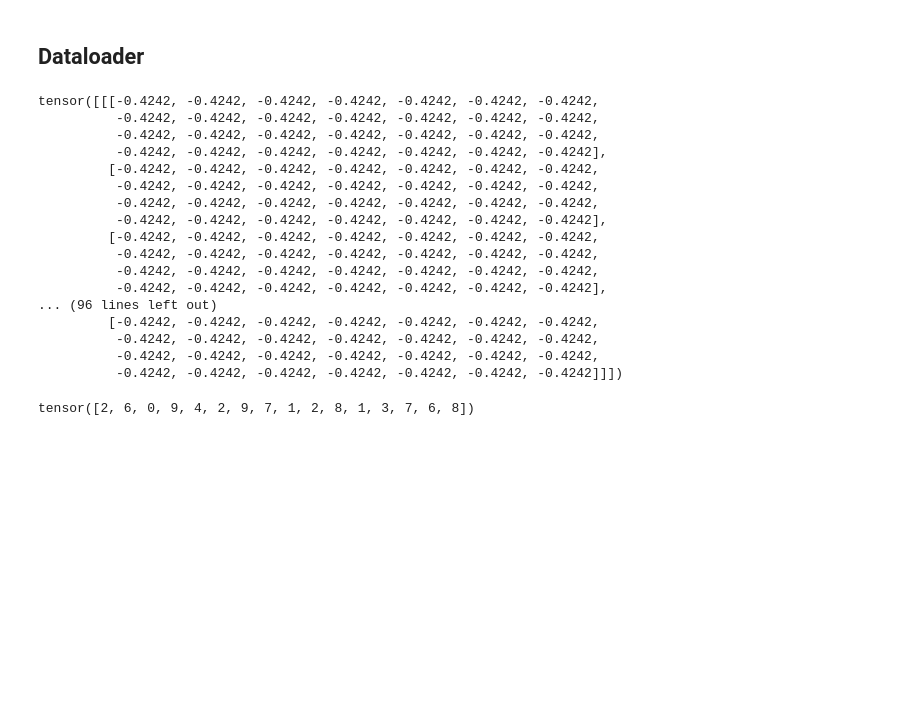
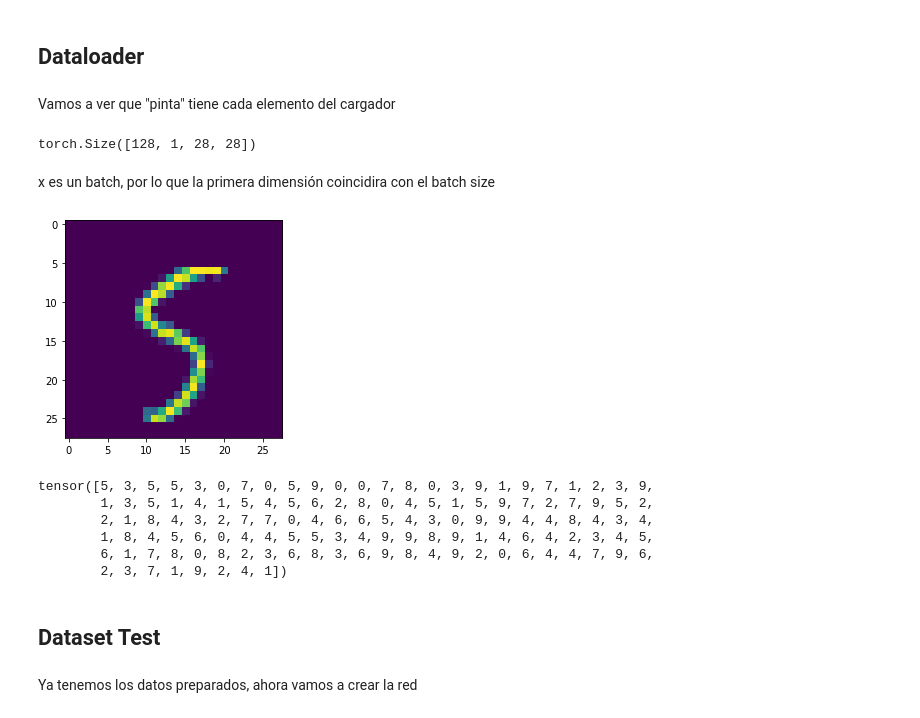
Before and after one commit to josegemez/pytorch_mnist, a Jupyter notebook: mnist.ipynb, the cells around one changed output. Drawn from its saved outputs; the diff is of its cells as text; code cells hidden in the pictures; blank space fills up the shorter version.

```diff
--- a/mnist.ipynb
+++ b/mnist.ipynb
@@ -14,7 +14,7 @@ import torchvision
 # %% [markdown]
 ## Variables Generales
 # %%
-batch_size_train = 16
+batch_size_train = 128
 # %% [markdown]
 ## Transformaciones
 # %%
@@ -50,0 +33,2 @@ x, y = next(iter(train_loader))
+# %% [markdown]
+Vamos a ver que "pinta" tiene cada elemento del cargador
@@ -51,20 +37,6 @@ x, y = next(iter(train_loader))
 # %%
-x[0]
+x.shape
 # %% [output]
-tensor([[[-0.4242, -0.4242, -0.4242, -0.4242, -0.4242, -0.4242, -0.4242,
-          -0.4242, -0.4242, -0.4242, -0.4242, -0.4242, -0.4242, -0.4242,
-          -0.4242, -0.4242, -0.4242, -0.4242, -0.4242, -0.4242, -0.4242,
-          -0.4242, -0.4242, -0.4242, -0.4242, -0.4242, -0.4242, -0.4242],
-         [-0.4242, -0.4242, -0.4242, -0.4242, -0.4242, -0.4242, -0.4242,
-          -0.4242, -0.4242, -0.4242, -0.4242, -0.4242, -0.4242, -0.4242,
-          -0.4242, -0.4242, -0.4242, -0.4242, -0.4242, -0.4242, -0.4242,
-          -0.4242, -0.4242, -0.4242, -0.4242, -0.4242, -0.4242, -0.4242],
-         [-0.4242, -0.4242, -0.4242, -0.4242, -0.4242, -0.4242, -0.4242,
-          -0.4242, -0.4242, -0.4242, -0.4242, -0.4242, -0.4242, -0.4242,
-          -0.4242, -0.4242, -0.4242, -0.4242, -0.4242, -0.4242, -0.4242,
-          -0.4242, -0.4242, -0.4242, -0.4242, -0.4242, -0.4242, -0.4242],
-... (96 lines left out)
-         [-0.4242, -0.4242, -0.4242, -0.4242, -0.4242, -0.4242, -0.4242,
-          -0.4242, -0.4242, -0.4242, -0.4242, -0.4242, -0.4242, -0.4242,
-          -0.4242, -0.4242, -0.4242, -0.4242, -0.4242, -0.4242, -0.4242,
-          -0.4242, -0.4242, -0.4242, -0.4242, -0.4242, -0.4242, -0.4242]]])
+torch.Size([128, 1, 28, 28])
+# %% [markdown]
+x es un batch, por lo que la primera dimensión coincidira con el batch size
@@ -71,4 +45,15 @@ tensor([[[-0.4242, -0.4242, -0.4242, -0.4242, -0.4242, -0.4242, -0.4242,
+# %%
+imshow(x[0].view(28,28).numpy()); # transformamos el primer elemento del batch una matriz de numpy y mostramos con matplotlib
+# %% [output]
+[figure, added]
 # %%
 y
 # %% [output]
-tensor([2, 6, 0, 9, 4, 2, 9, 7, 1, 2, 8, 1, 3, 7, 6, 8])
+tensor([5, 3, 5, 5, 3, 0, 7, 0, 5, 9, 0, 0, 7, 8, 0, 3, 9, 1, 9, 7, 1, 2, 3, 9,
+        1, 3, 5, 1, 4, 1, 5, 4, 5, 6, 2, 8, 0, 4, 5, 1, 5, 9, 7, 2, 7, 9, 5, 2,
+        2, 1, 8, 4, 3, 2, 7, 7, 0, 4, 6, 6, 5, 4, 3, 0, 9, 9, 4, 4, 8, 4, 3, 4,
+        1, 8, 4, 5, 6, 0, 4, 4, 5, 5, 3, 4, 9, 9, 8, 9, 1, 4, 6, 4, 2, 3, 4, 5,
+        6, 1, 7, 8, 0, 8, 2, 3, 6, 8, 3, 6, 9, 8, 4, 9, 2, 0, 6, 4, 4, 7, 9, 6,
+        2, 3, 7, 1, 9, 2, 4, 1])
+# %% [markdown]
+## Dataset Test
@@ -74,0 +63,2 @@ tensor([2, 6, 0, 9, 4, 2, 9, 7, 1, 2, 8, 1, 3, 7, 6, 8])
+# %% [markdown]
+Ya tenemos los datos preparados, ahora vamos a crear la red
```
Also changed, not shown: parts of 18 cells of this notebook, 2 other files.
